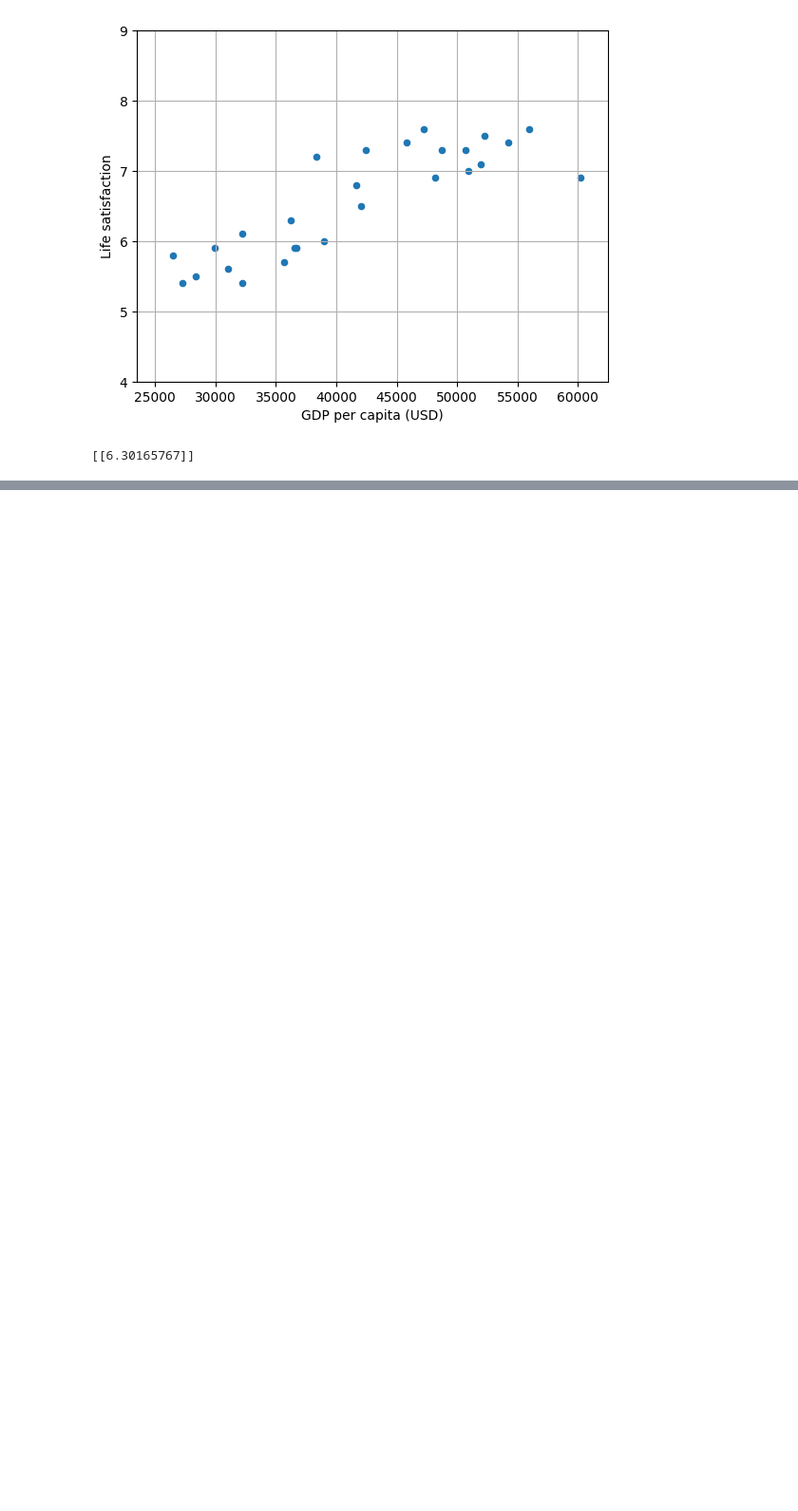
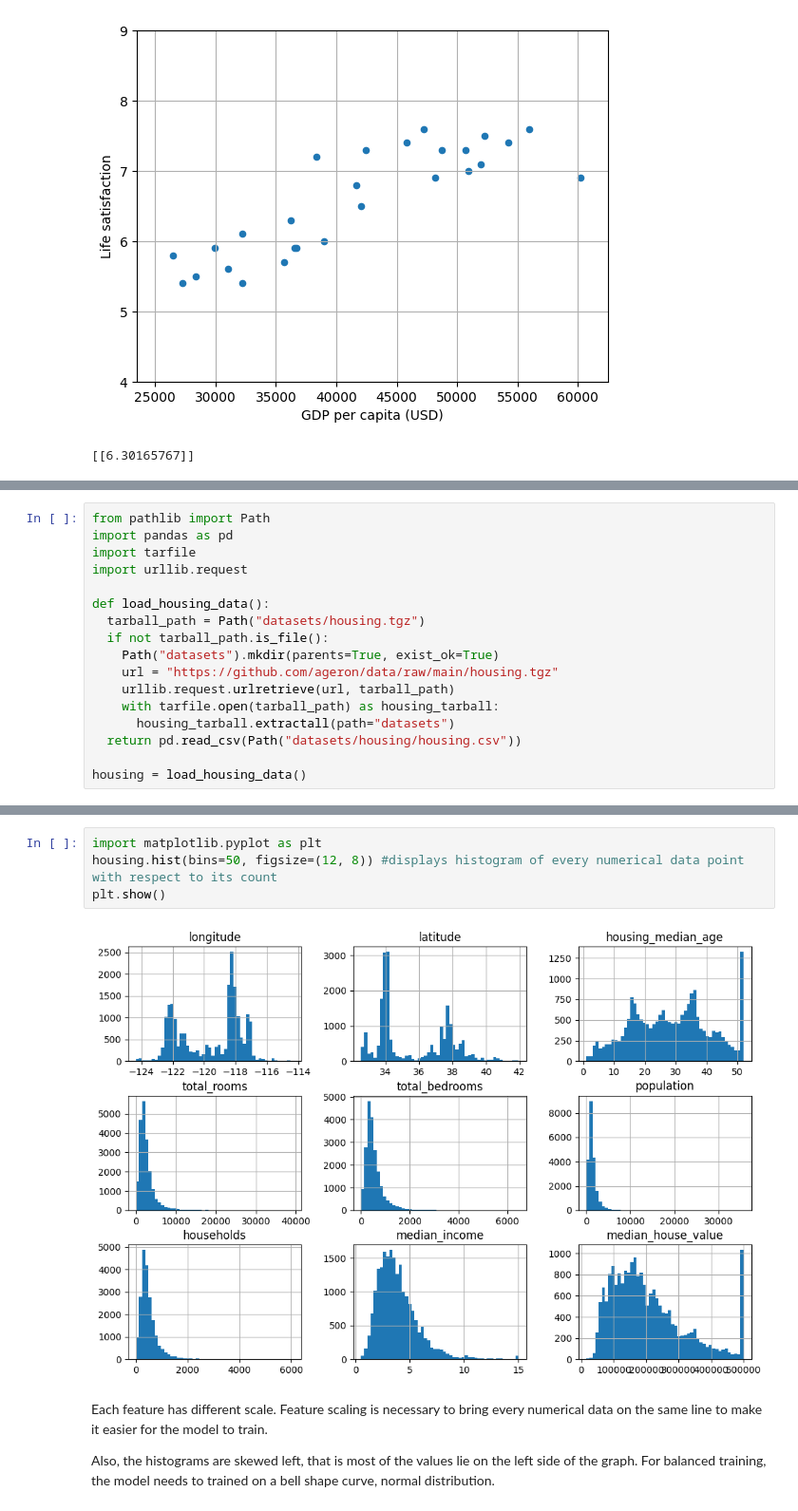
Before and after one commit to Anshulmohan27/Machine_Learning, a Jupyter notebook: Machine_learning.ipynb, the cells around one changed output, grey strips where cells are left out. Shown at 95% size. Cells and saved outputs as stored; diff of their text form; blank space fills up the shorter version.

```diff
--- a/Machine_learning.ipynb
+++ b/Machine_learning.ipynb
@@ -113,0 +153,17 @@ print(model.predict(X_new))
+# %%
+from pathlib import Path
+import pandas as pd
+import tarfile
+import urllib.request
+
+def load_housing_data():
+  tarball_path = Path("datasets/housing.tgz")
+  if not tarball_path.is_file():
+    Path("datasets").mkdir(parents=True, exist_ok=True)
+    url = "https://github.com/ageron/data/raw/main/housing.tgz"
+    urllib.request.urlretrieve(url, tarball_path)
+    with tarfile.open(tarball_path) as housing_tarball:
+      housing_tarball.extractall(path="datasets")
+  return pd.read_csv(Path("datasets/housing/housing.csv"))
+
+housing = load_housing_data()
@@ -113,0 +222,10 @@ print(model.predict(X_new))
+# %%
+import matplotlib.pyplot as plt
+housing.hist(bins=50, figsize=(12, 8)) #displays histogram of every numerical data point with respect to its count
+plt.show()
+# %% [output]
+[figure, added]
+# %% [markdown]
+Each feature has different scale. Feature scaling is necessary to bring every numerical data on the same line to make it easier for the model to train.
+
+Also, the histograms are skewed left, that is most of the values lie on the left side of the graph. For balanced training, the model needs to trained on a bell shape curve, normal distribution.
```
Also changed, not shown: parts of 34 cells of this notebook.
